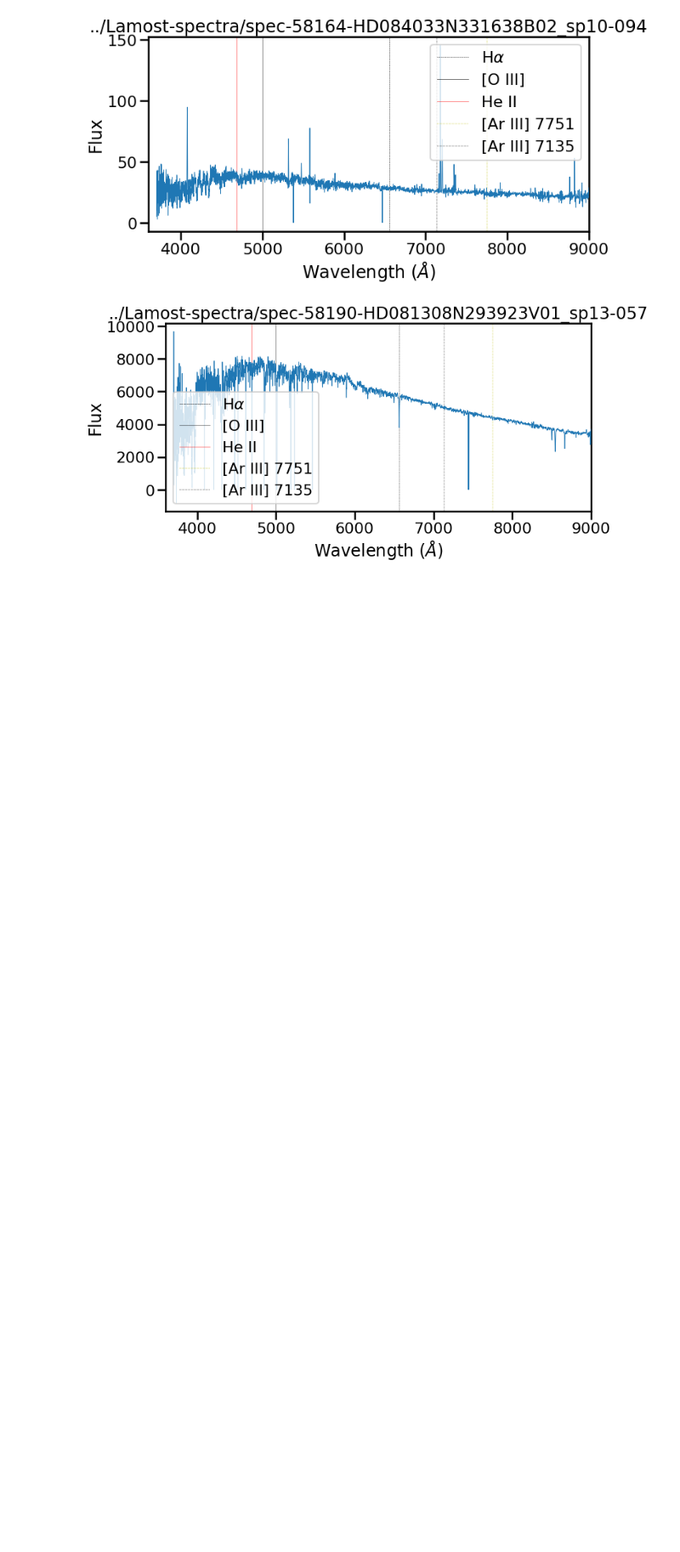
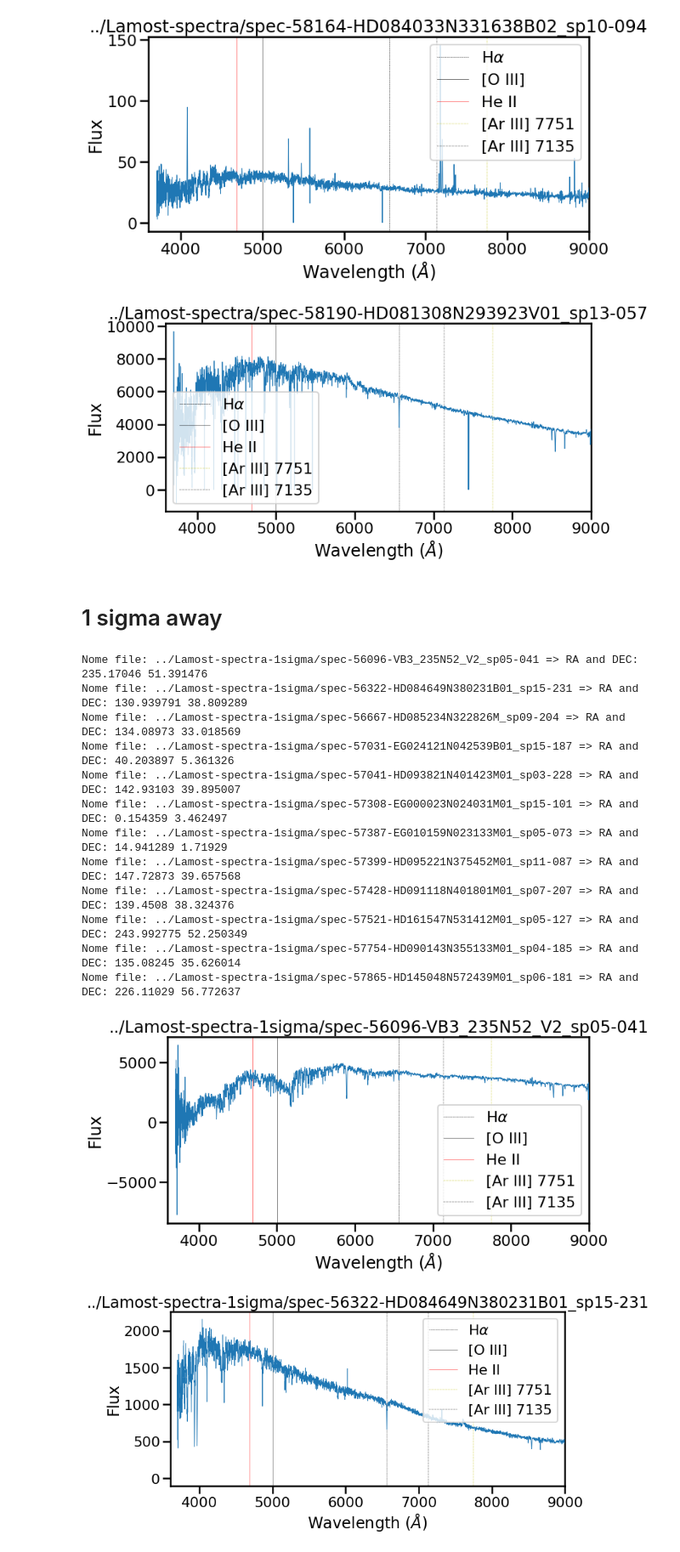
Before and after one commit to AngelGSoto/Halpha-JPLUS, a Jupyter notebook: Notebook/Lamost spectra.ipynb, the cells around one changed output. Shown at 85% size. Saved outputs shown, nothing was run; the diff lists cells and outputs as text; code cells hidden in the pictures; blank space fills up the shorter version.

```diff
--- a/Notebook/Lamost spectra.ipynb
+++ b/Notebook/Lamost spectra.ipynb
@@ -38,3 +38,26 @@ Nome file: ../Lamost-spectra/spec-58190-HD081308N293923V01_sp13-057 => RA and DE
 [figure]
 [figure]
 [figure]
+# %% [markdown]
+# 1 sigma away
+# %%
+fitsfile_1="../Lamost-spectra-1sigma/*fits"
+file_list1 = glob.glob(fitsfile_1)
+# %%
+for file_1 in file_list1:
+    spectra(file_1)
+# %% [output]
+Nome file: ../Lamost-spectra-1sigma/spec-56096-VB3_235N52_V2_sp05-041 => RA and DEC: 235.17046 51.391476
+Nome file: ../Lamost-spectra-1sigma/spec-56322-HD084649N380231B01_sp15-231 => RA and DEC: 130.939791 38.809289
+Nome file: ../Lamost-spectra-1sigma/spec-56667-HD085234N322826M_sp09-204 => RA and DEC: 134.08973 33.018569
+Nome file: ../Lamost-spectra-1sigma/spec-57031-EG024121N042539B01_sp15-187 => RA and DEC: 40.203897 5.361326
+Nome file: ../Lamost-spectra-1sigma/spec-57041-HD093821N401423M01_sp03-228 => RA and DEC: 142.93103 39.895007
+Nome file: ../Lamost-spectra-1sigma/spec-57308-EG000023N024031M01_sp15-101 => RA and DEC: 0.154359 3.462497
+Nome file: ../Lamost-spectra-1sigma/spec-57387-EG010159N023133M01_sp05-073 => RA and DEC: 14.941289 1.71929
+Nome file: ../Lamost-spectra-1sigma/spec-57399-HD095221N375452M01_sp11-087 => RA and DEC: 147.72873 39.657568
+Nome file: ../Lamost-spectra-1sigma/spec-57428-HD091118N401801M01_sp07-207 => RA and DEC: 139.4508 38.324376
+Nome file: ../Lamost-spectra-1sigma/spec-57521-HD161547N531412M01_sp05-127 => RA and DEC: 243.992775 52.250349
+Nome file: ../Lamost-spectra-1sigma/spec-57754-HD090143N355133M01_sp04-185 => RA and DEC: 135.08245 35.626014
+Nome file: ../Lamost-spectra-1sigma/spec-57865-HD145048N572439M01_sp06-181 => RA and DEC: 226.11029 56.772637
+[figure, added]
+[figure, added]
```
Also changed, not shown: parts of 1 cell of this notebook, 2 other files.
